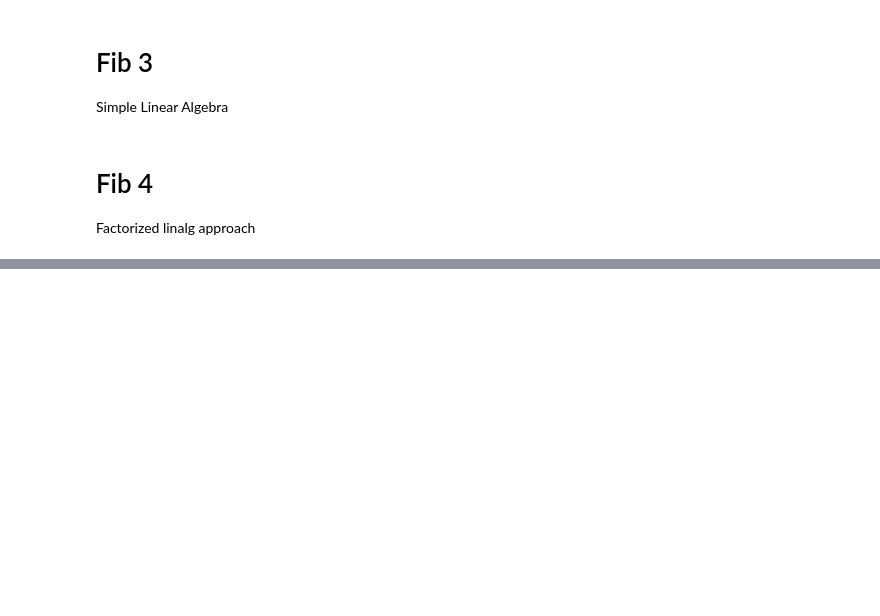
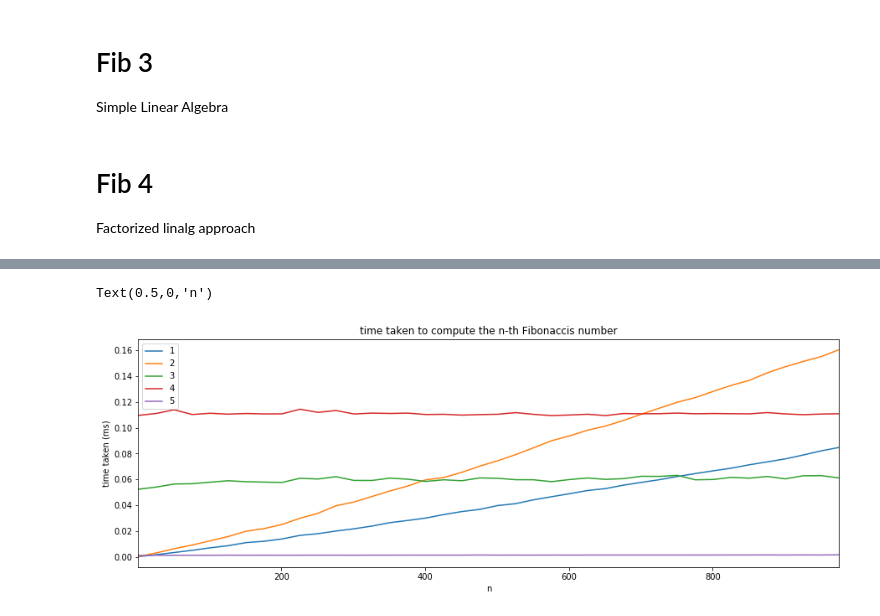
Before and after one commit to MaxVillaire/Magellan-HW, a Jupyter notebook: FibonacciTimer.ipynb, the cells around one changed output, grey strips where cells are left out. Cells and saved outputs as stored; diff of their text form; code cells hidden in the pictures; blank space fills up the shorter version.

```diff
--- a/FibonacciTimer.ipynb
+++ b/FibonacciTimer.ipynb
@@ -240,0 +273,28 @@ Testing the fib methods:
+# %%
+# While methods 3 and 4 start much slower, they scale better.
+elapsed = {}
+elapsed[1] = {}
+elapsed[2] = {}
+elapsed[3] = {}
+elapsed[4] = {}
+elapsed[5] = {}
+
+for i in range(1,1000,25):
+    result = %timeit -n 2000 -q -o fib_1(i)
+    elapsed[1][i] = result.best
+    result = %timeit -n 2000 -q -o fib_2(i)
+    elapsed[2][i] = result.best
+    result = %timeit -n 2000 -q -o fib_3(i)
+    elapsed[3][i] = result.best
+    result = %timeit -n 2000 -q -o fib_4(i)
+    elapsed[4][i] = result.best
+    result = %timeit -n 2000 -q -o fib_5(i)
+    elapsed[5][i] = result.best
+# %%
+elapased_ms = pd.DataFrame(elapsed) * 1000
+elapased_ms.plot(title='time taken to compute the n-th Fibonaccis number')
+plt.ylabel('time taken (ms)')
+plt.xlabel('n')
+# %% [output]
+Text(0.5,0,'n')
+[figure, added]
```
Also changed, not shown: parts of 25 cells of this notebook, 1 other file.
